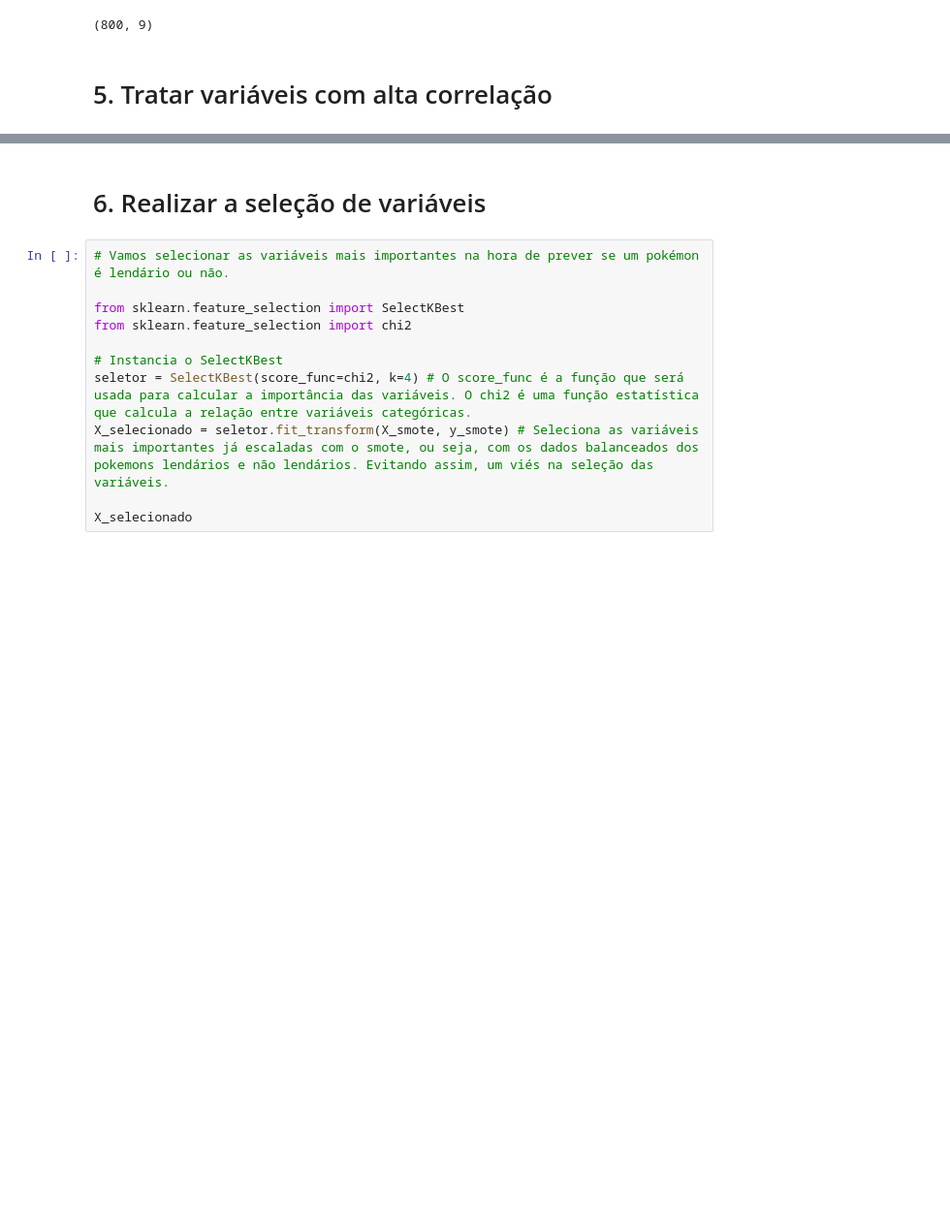
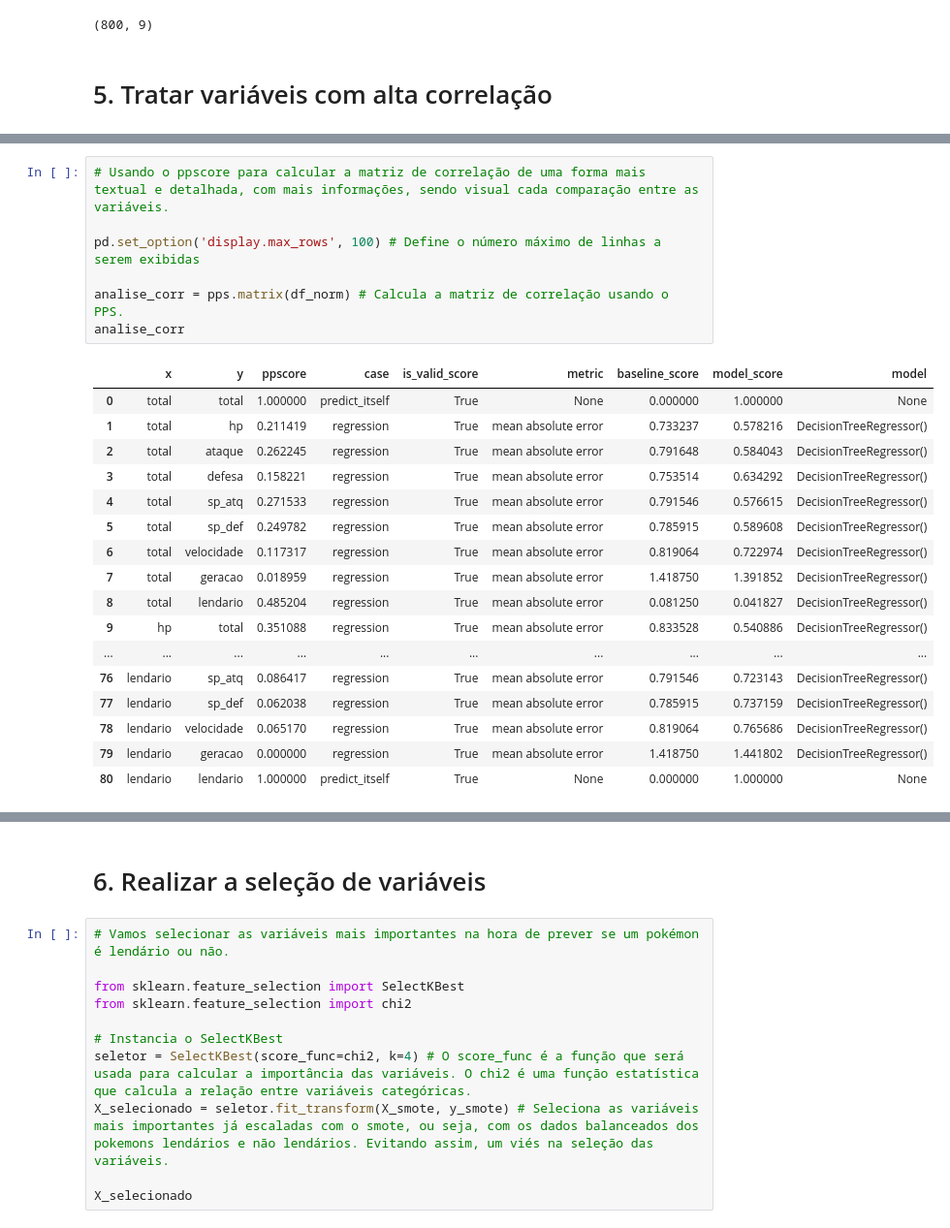
Before and after one commit to Projecs-UAM/DataMon, a Jupyter notebook: main.ipynb, the cells around one changed output, grey strips where cells are left out. Shown at 97% size. Cells and saved outputs as stored; diff of their text form; blank space fills up the shorter version.

```diff
--- a/main.ipynb
+++ b/main.ipynb
@@ -437,3 +436,28 @@ Variáveis com alta correlação ou correlação invertida podem ser um problema
+# %%
+# Usando o ppscore para calcular a matriz de correlação de uma forma mais textual e detalhada, com mais informações, sendo visual cada comparação entre as variáveis.
+
+pd.set_option('display.max_rows', 100) # Define o número máximo de linhas a serem exibidas
+
+analise_corr = pps.matrix(df_norm) # Calcula a matriz de correlação usando o PPS.
+analise_corr
+# %% [output]
+|  | x | y | ppscore | case | is_valid_score | metric | baseline_score | model_score | model |
+| 0 | total | total | 1.000000 | predict_itself | True | None | 0.000000 | 1.000000 | None |
+| 1 | total | hp | 0.211419 | regression | True | mean absolute error | 0.733237 | 0.578216 | DecisionTreeRegressor() |
+| 2 | total | ataque | 0.262245 | regression | True | mean absolute error | 0.791648 | 0.584043 | DecisionTreeRegressor() |
+| 3 | total | defesa | 0.158221 | regression | True | mean absolute error | 0.753514 | 0.634292 | DecisionTreeRegressor() |
+| 4 | total | sp_atq | 0.271533 | regression | True | mean absolute error | 0.791546 | 0.576615 | DecisionTreeRegressor() |
+| 5 | total | sp_def | 0.249782 | regression | True | mean absolute error | 0.785915 | 0.589608 | DecisionTreeRegressor() |
+| 6 | total | velocidade | 0.117317 | regression | True | mean absolute error | 0.819064 | 0.722974 | DecisionTreeRegressor() |
+| 7 | total | geracao | 0.018959 | regression | True | mean absolute error | 1.418750 | 1.391852 | DecisionTreeRegressor() |
+| 8 | total | lendario | 0.485204 | regression | True | mean absolute error | 0.081250 | 0.041827 | DecisionTreeRegressor() |
+| 9 | hp | total | 0.351088 | regression | True | mean absolute error | 0.833528 | 0.540886 | DecisionTreeRegressor() |
+| ... | ... | ... | ... | ... | ... | ... | ... | ... | ... |
+| 76 | lendario | sp_atq | 0.086417 | regression | True | mean absolute error | 0.791546 | 0.723143 | DecisionTreeRegressor() |
+| 77 | lendario | sp_def | 0.062038 | regression | True | mean absolute error | 0.785915 | 0.737159 | DecisionTreeRegressor() |
+| 78 | lendario | velocidade | 0.065170 | regression | True | mean absolute error | 0.819064 | 0.765686 | DecisionTreeRegressor() |
+| 79 | lendario | geracao | 0.000000 | regression | True | mean absolute error | 1.418750 | 1.441802 | DecisionTreeRegressor() |
+| 80 | lendario | lendario | 1.000000 | predict_itself | True | None | 0.000000 | 1.000000 | None |
 # %%
 # Distribuição das Características dos Pokémon
 # Vizualização criada para verificar a distribuição das características dos Pokémon, como HP, Ataque, Defesa, etc.
```
Also changed, not shown: parts of 15 cells of this notebook.
